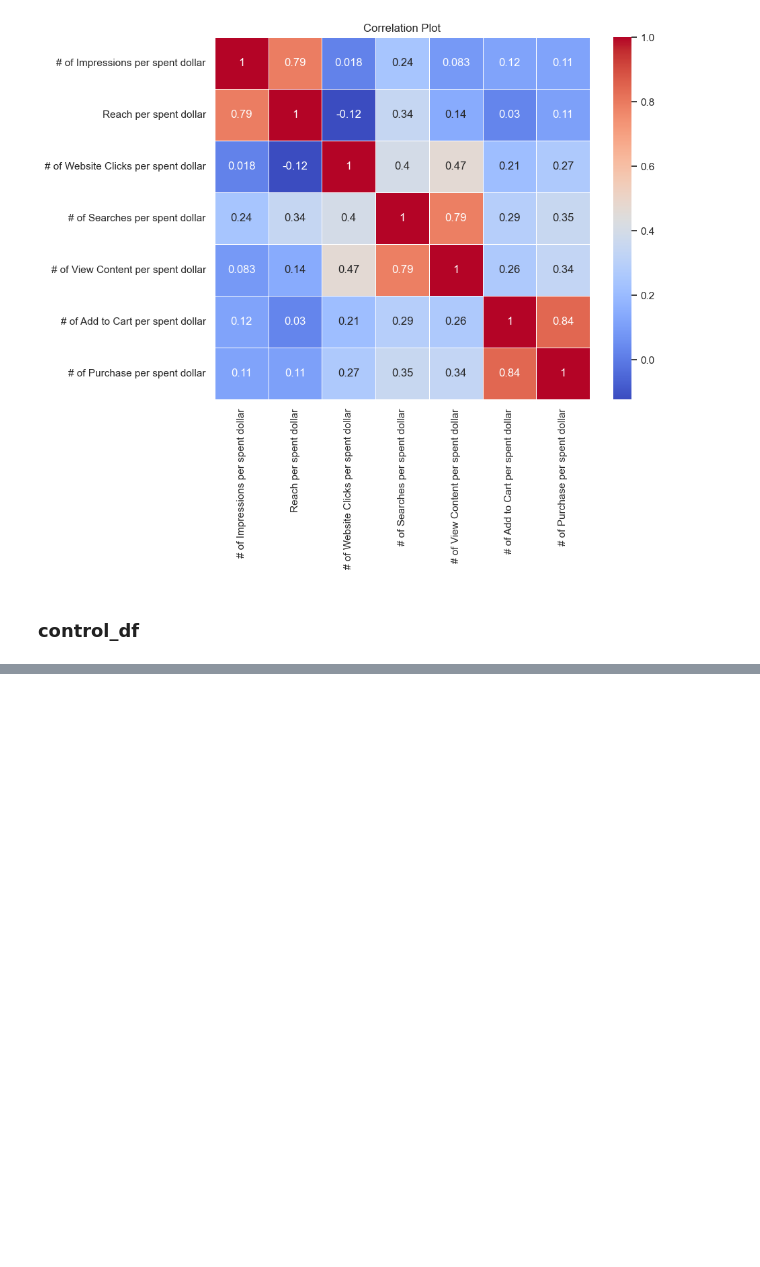
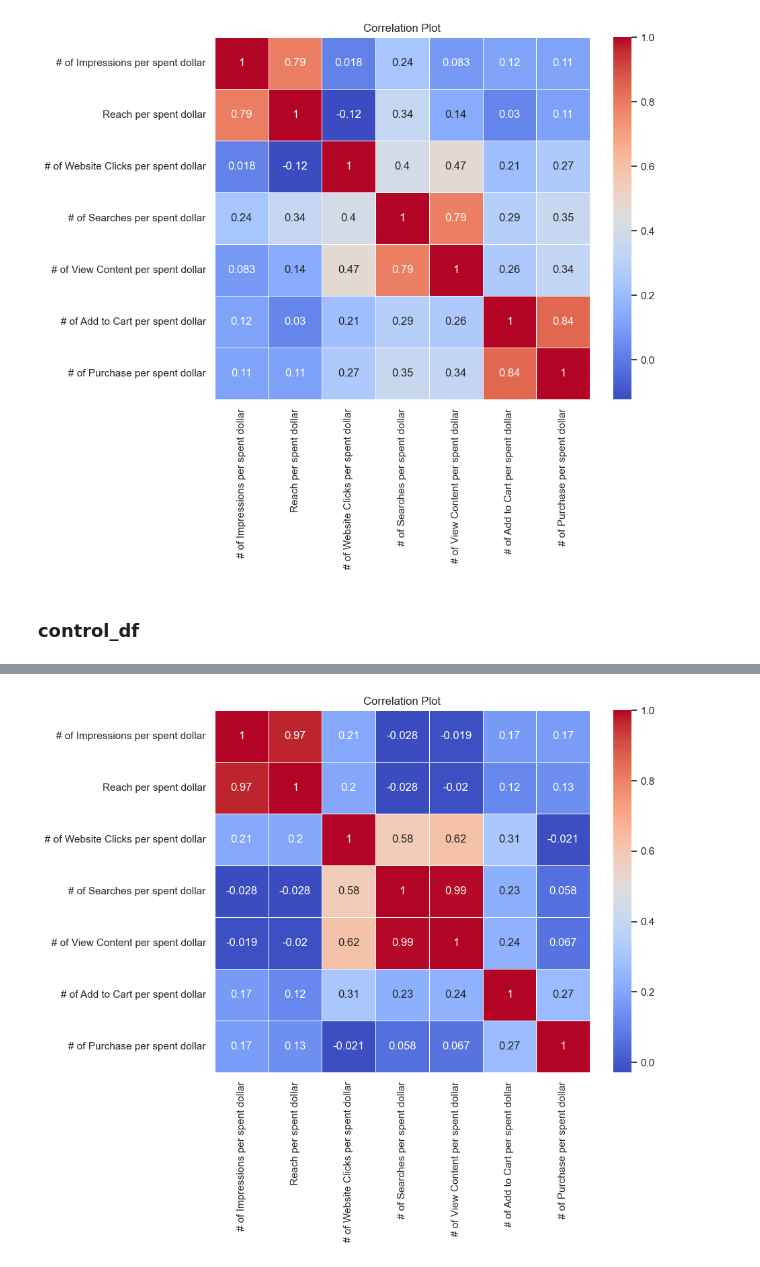
Before and after one commit to maxlyara1/ab-test-hackathon, a Jupyter notebook: ab.ipynb, the cells around one changed output, grey strips where cells are left out. Cells and saved outputs as stored; diff of their text form; code cells hidden in the pictures; blank space fills up the shorter version.

```diff
--- a/ab.ipynb
+++ b/ab.ipynb
@@ -353,0 +389,4 @@ cut_agg_control_df
+# %%
+draw_corr_matr(cut_agg_control_df)
+# %% [output]
+[figure, added]
```
Also changed, not shown: parts of 6 cells of this notebook.
